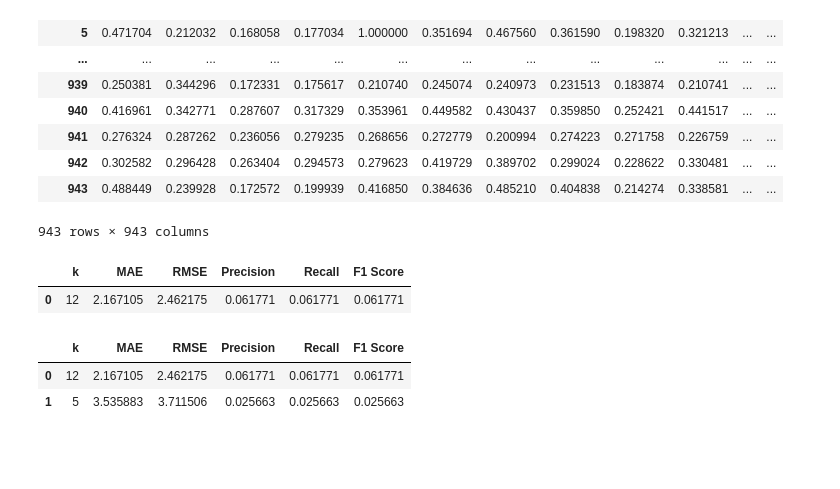
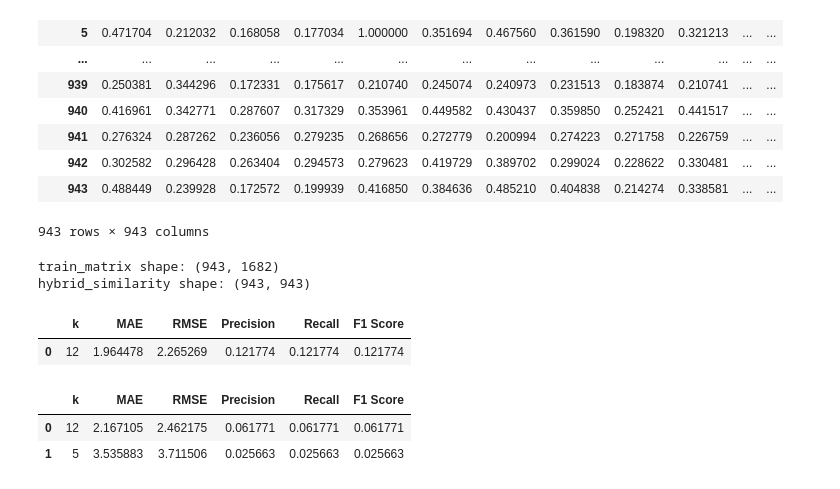
Before and after one commit to ChoutouriadiKaterina/Big_Data_2024, a Jupyter notebook: Working_Christoforos.ipynb, the cells around one changed output. Saved outputs shown, nothing was run; the diff lists cells and outputs as text; code cells hidden in the pictures; blank space fills up the shorter version.

```diff
--- a/Working_Christoforos.ipynb
+++ b/Working_Christoforos.ipynb
@@ -1197,17 +1193,37 @@ No values greater than one, cosine similarity is correct
 | 943 | 0.488449 | 0.239928 | 0.172572 | 0.199939 | 0.416850 | 0.384636 | 0.485210 | 0.404838 | 0.214274 | 0.338581 | ... | ... |
 943 rows × 943 columns
 # %%
-# Call the predict ratings function from part 3 to predict ratings for 12 neighbors
+if isinstance(train_matrix, pd.DataFrame):
+    train_matrix = train_matrix.values
+if isinstance(hybrid_similarity, pd.DataFrame):
+    hybrid_similarity = hybrid_similarity.values
+
+# Check shapes
+print(f"train_matrix shape: {train_matrix.shape}")
+print(f"hybrid_similarity shape: {hybrid_similarity.shape}")
+
+# Predict ratings
 predicted_matrix_hybrid = predict_ratings(train_matrix, hybrid_similarity, k=12)
 
-# Similarly, call evaluate function
+# Evaluate predictions
 mae, rmse, precision, recall, f1 = evaluate(test_matrix, predicted_matrix_hybrid, k=12)
 
-hybrid_evaluation_metrics_df = pd.DataFrame({"k": [12],"MAE": [mae],"RMSE": [rmse],"Precision": [precision],"Recall": [recall],"F1 Score": [f1]})
+# Create DataFrame for metrics
+hybrid_evaluation_metrics_df = pd.DataFrame({
+    "k": [12],
+    "MAE": [mae],
+    "RMSE": [rmse],
+    "Precision": [precision],
+    "Recall": [recall],
+    "F1 Score": [f1]
+})
+
 hybrid_evaluation_metrics_df
 # %% [output]
+train_matrix shape: (943, 1682)
+hybrid_similarity shape: (943, 943)
 |  | k | MAE | RMSE | Precision | Recall | F1 Score |
-| 0 | 12 | 2.167105 | 2.462175 | 0.061771 | 0.061771 | 0.061771 |
+| 0 | 12 | 1.964478 | 2.265269 | 0.121774 | 0.121774 | 0.121774 |
 # %%
 # Comparison of evaluation metrics in aggregate dataframe:
 combined_evaluation_metrics_df = pd.concat([hybrid_evaluation_metrics_df, evaluation_metrics_df], ignore_index=True)
```
Also changed, not shown: parts of 2 cells of this notebook.
